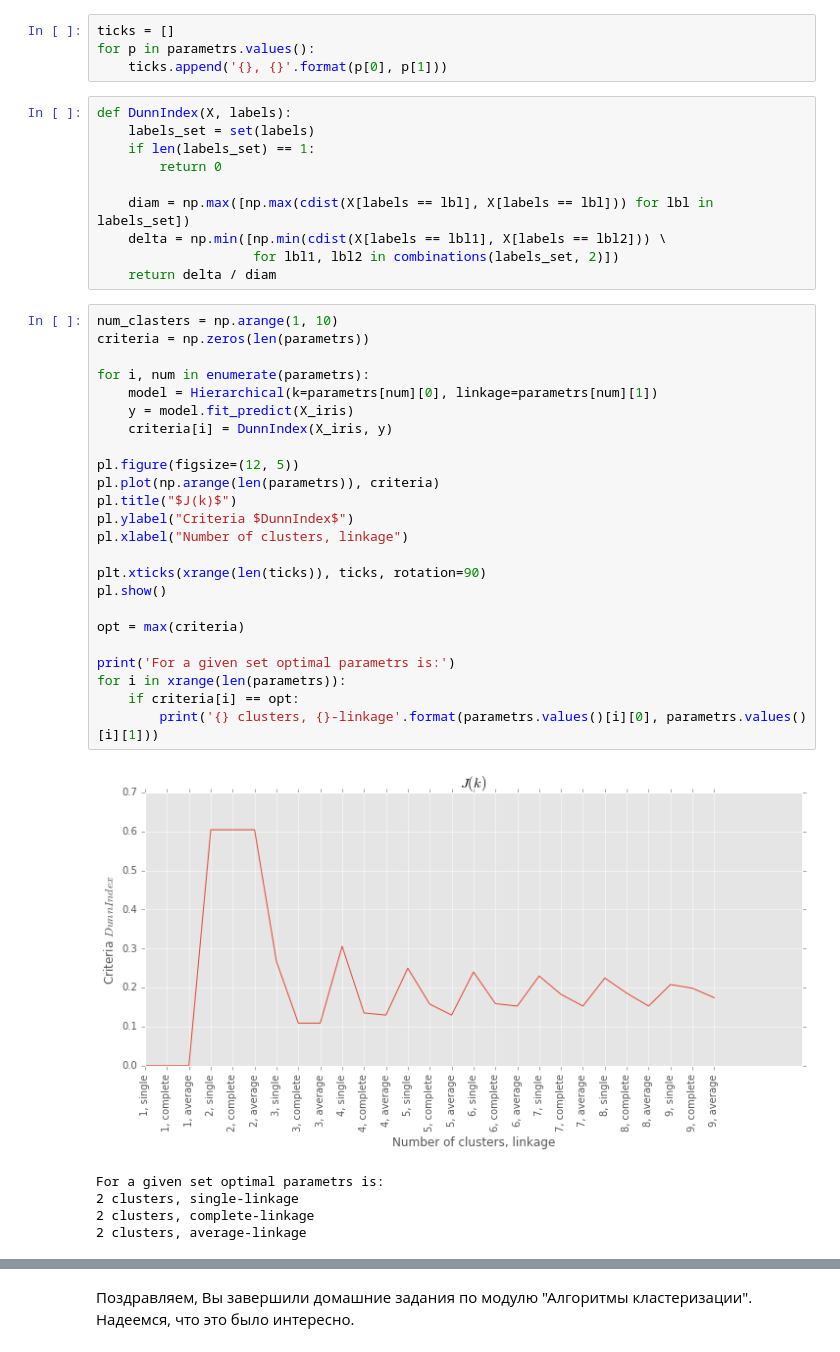
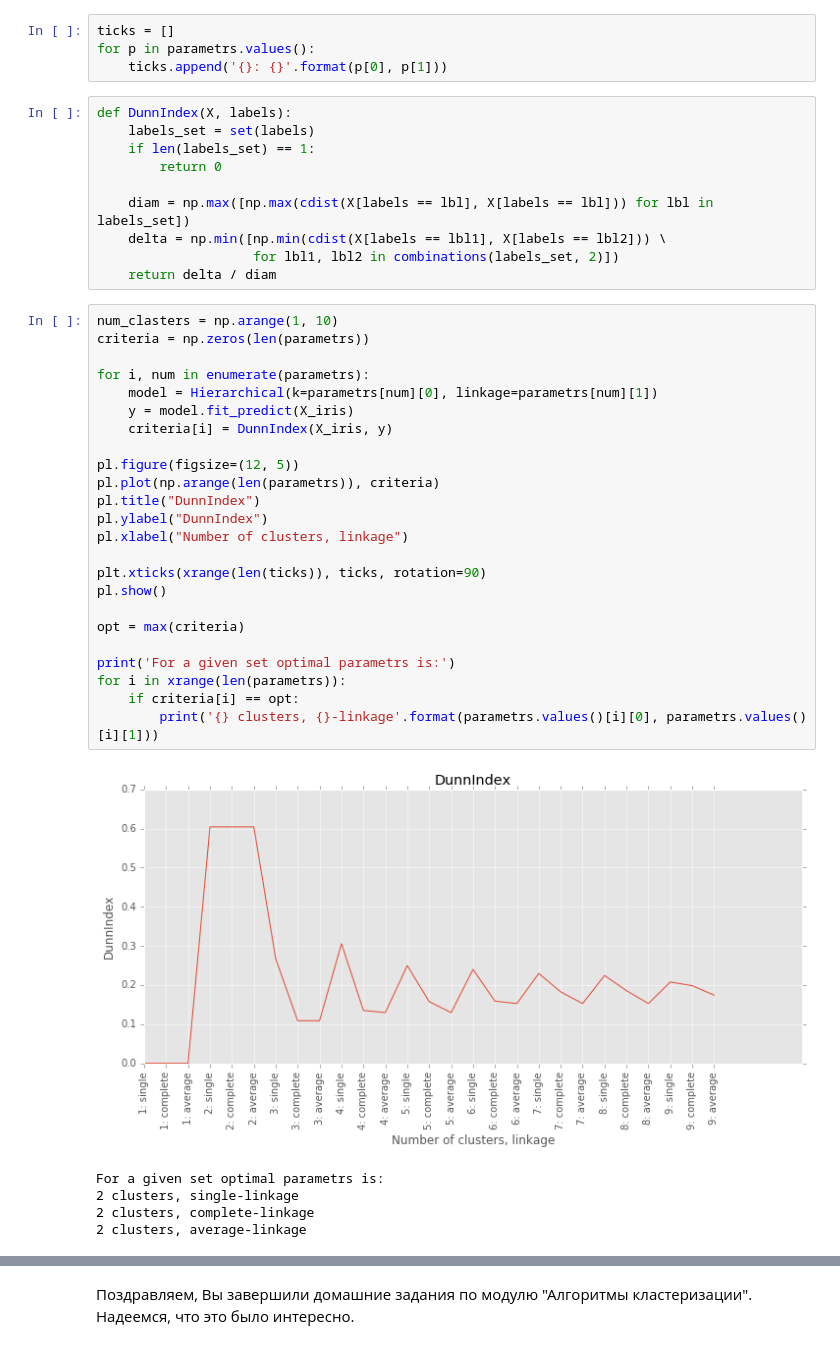
Before and after one commit to dokshina/dm_homework, a Jupyter notebook: dokshina_hw2.ipynb, the cells around one changed output, grey strips where cells are left out. Drawn from its saved outputs; the diff is of its cells as text.

```diff
--- a/dokshina_hw2.ipynb
+++ b/dokshina_hw2.ipynb
@@ -228,7 +227,7 @@ parametrs = dict((k, v) for k, v in enumerate(p))
 # %%
 ticks = []
 for p in parametrs.values():
-    ticks.append('{}, {}'.format(p[0], p[1]))
+    ticks.append('{}: {}'.format(p[0], p[1]))
 # %%
 def DunnIndex(X, labels):
     labels_set = set(labels)
@@ -242,29 +241,29 @@ def DunnIndex(X, labels):
 # %%
 num_clasters = np.arange(1, 10)
 criteria = np.zeros(len(parametrs))
 
 for i, num in enumerate(parametrs):
     model = Hierarchical(k=parametrs[num][0], linkage=parametrs[num][1])
     y = model.fit_predict(X_iris)
     criteria[i] = DunnIndex(X_iris, y)
 
 pl.figure(figsize=(12, 5))
 pl.plot(np.arange(len(parametrs)), criteria)
-pl.title("$J(k)$")
-pl.ylabel("Criteria $DunnIndex$")
+pl.title("DunnIndex")
+pl.ylabel("DunnIndex")
 pl.xlabel("Number of clusters, linkage")
 
 plt.xticks(xrange(len(ticks)), ticks, rotation=90)
 pl.show()
 
 opt = max(criteria)
 
 print('For a given set optimal parametrs is:')
 for i in xrange(len(parametrs)):
     if criteria[i] == opt:
         print('{} clusters, {}-linkage'.format(parametrs.values()[i][0], parametrs.values()[i][1]))
 # %% [output]
-[figure, old version]
+[figure, new version]
 For a given set optimal parametrs is:
 2 clusters, single-linkage
 2 clusters, complete-linkage
```
Also changed, not shown: parts of 18 cells of this notebook.
